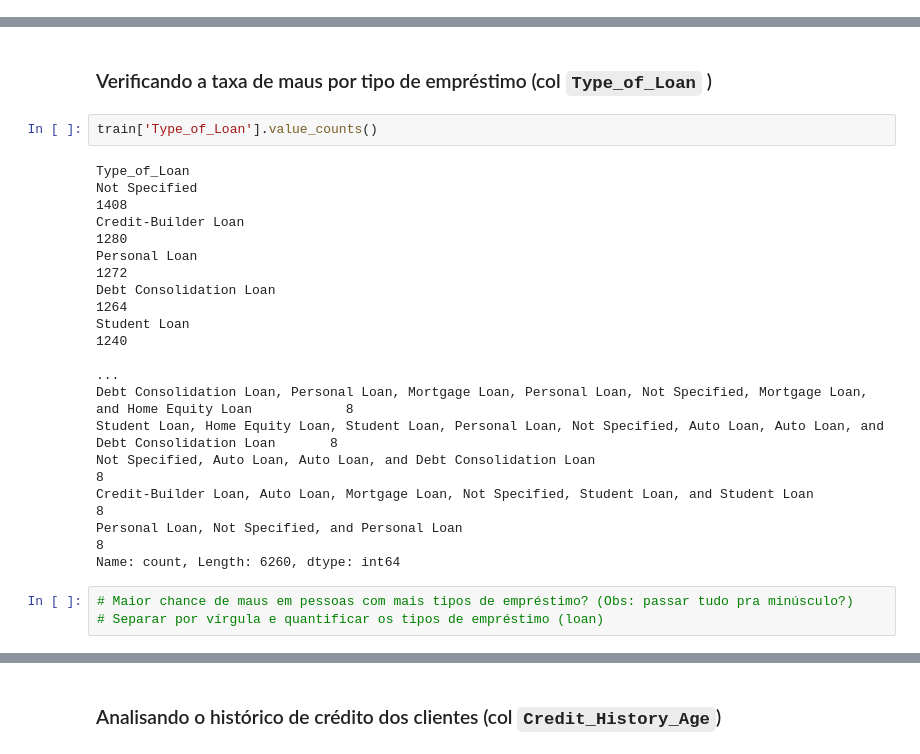
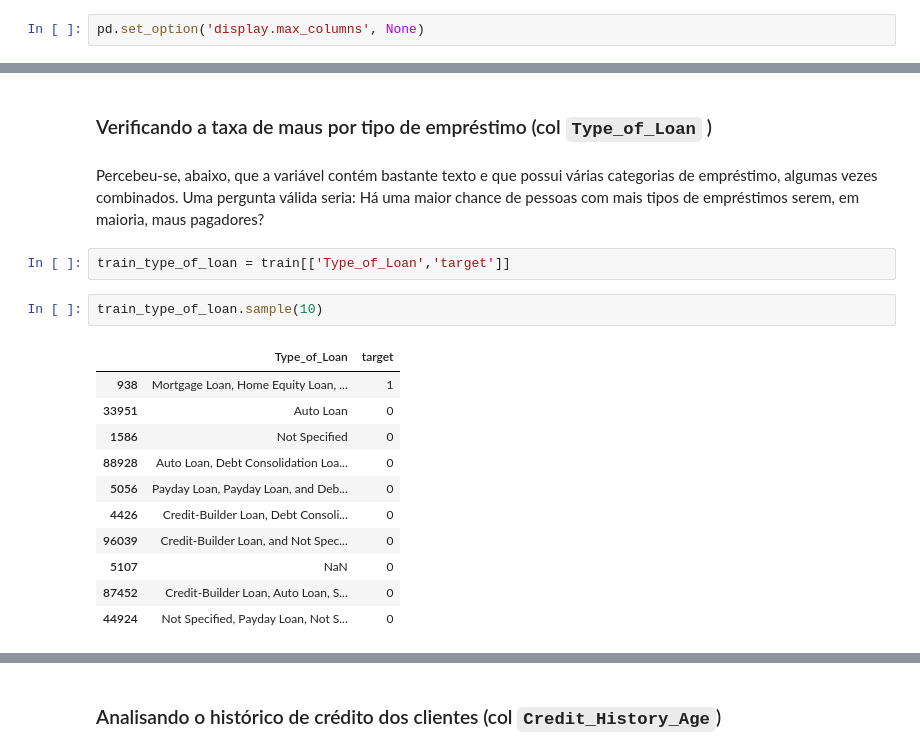
Before and after one commit to deborabmfreitas/credit-score-prediction, a Jupyter notebook: credit-score-prediction.ipynb, the cells around one changed output, grey strips where cells are left out. Saved outputs shown, nothing was run; the diff lists cells and outputs as text.

```diff
--- a/credit-score-prediction.ipynb
+++ b/credit-score-prediction.ipynb
@@ -17,6 +17,8 @@ import seaborn as sns
 # %%
 train = pd.read_csv('data/train.csv', low_memory=False)
 test =  pd.read_csv('data/test.csv')
+# %%
+pd.set_option('display.max_columns', None)
 # %% [markdown]
 # 3. Inspeção geral dos dados
 # %% [markdown]
@@ -239,22 +238,21 @@ Menor taxa de maus: 0.26
 A taxa de maus por ocupação varia pouco (diferença de 4%). Em todo caso, percebeu-se que _Media manager_ foi o que apresentou a menor taxa de maus pagadores, com 26%. Já a maior taxa ficou com _Entrepreneur_, com 31%.
 # %% [markdown]
 ### Verificando a taxa de maus por tipo de empréstimo (col `Type_of_Loan` )
-# %%
-train['Type_of_Loan'].value_counts()
-# %% [output]
-Type_of_Loan
-Not Specified                                                                                                                    1408
-Credit-Builder Loan                                                                                                              1280
-Personal Loan                                                                                                                    1272
-Debt Consolidation Loan                                                                                                          1264
-Student Loan                                                                                                                     1240
-                                                                                                                                 ...
-Debt Consolidation Loan, Personal Loan, Mortgage Loan, Personal Loan, Not Specified, Mortgage Loan, and Home Equity Loan            8
-Student Loan, Home Equity Loan, Student Loan, Personal Loan, Not Specified, Auto Loan, Auto Loan, and Debt Consolidation Loan       8
-Not Specified, Auto Loan, Auto Loan, and Debt Consolidation Loan                                                                    8
-Credit-Builder Loan, Auto Loan, Mortgage Loan, Not Specified, Student Loan, and Student Loan                                        8
-Personal Loan, Not Specified, and Personal Loan                                                                                     8
-Name: count, Length: 6260, dtype: int64
-# %%
-# Maior chance de maus em pessoas com mais tipos de empréstimo? (Obs: passar tudo pra minúsculo?)
-# Separar por vírgula e quantificar os tipos de empréstimo (loan)
+# %% [markdown]
+Percebeu-se, abaixo, que a variável contém bastante texto e que possui várias categorias de empréstimo, algumas vezes combinados. Uma pergunta válida seria: Há uma maior chance de pessoas com mais tipos de empréstimos serem, em maioria, maus pagadores?
+# %%
+train_type_of_loan = train[['Type_of_Loan','target']]
+# %%
+train_type_of_loan.sample(10)
+# %% [output]
+|  | Type_of_Loan | target |
+| 938 | Mortgage Loan, Home Equity Loan, ... | 1 |
+| 33951 | Auto Loan | 0 |
+| 1586 | Not Specified | 0 |
+| 88928 | Auto Loan, Debt Consolidation Loa... | 0 |
+| 5056 | Payday Loan, Payday Loan, and Deb... | 0 |
+| 4426 | Credit-Builder Loan, Debt Consoli... | 0 |
+| 96039 | Credit-Builder Loan, and Not Spec... | 0 |
+| 5107 | NaN | 0 |
+| 87452 | Credit-Builder Loan, Auto Loan, S... | 0 |
+| 44924 | Not Specified, Payday Loan, Not S... | 0 |
```
Also changed, not shown: parts of 25 cells of this notebook.
